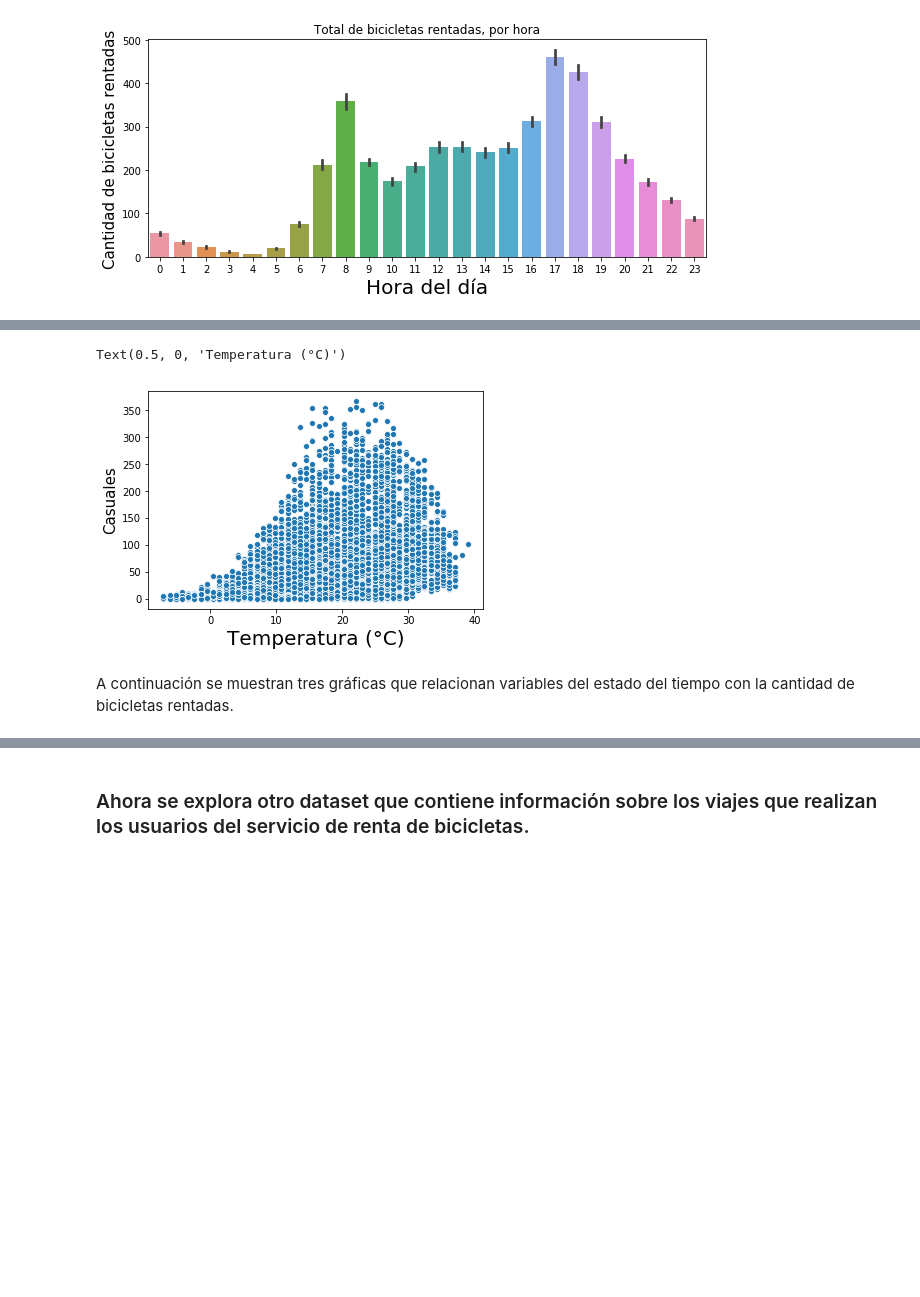
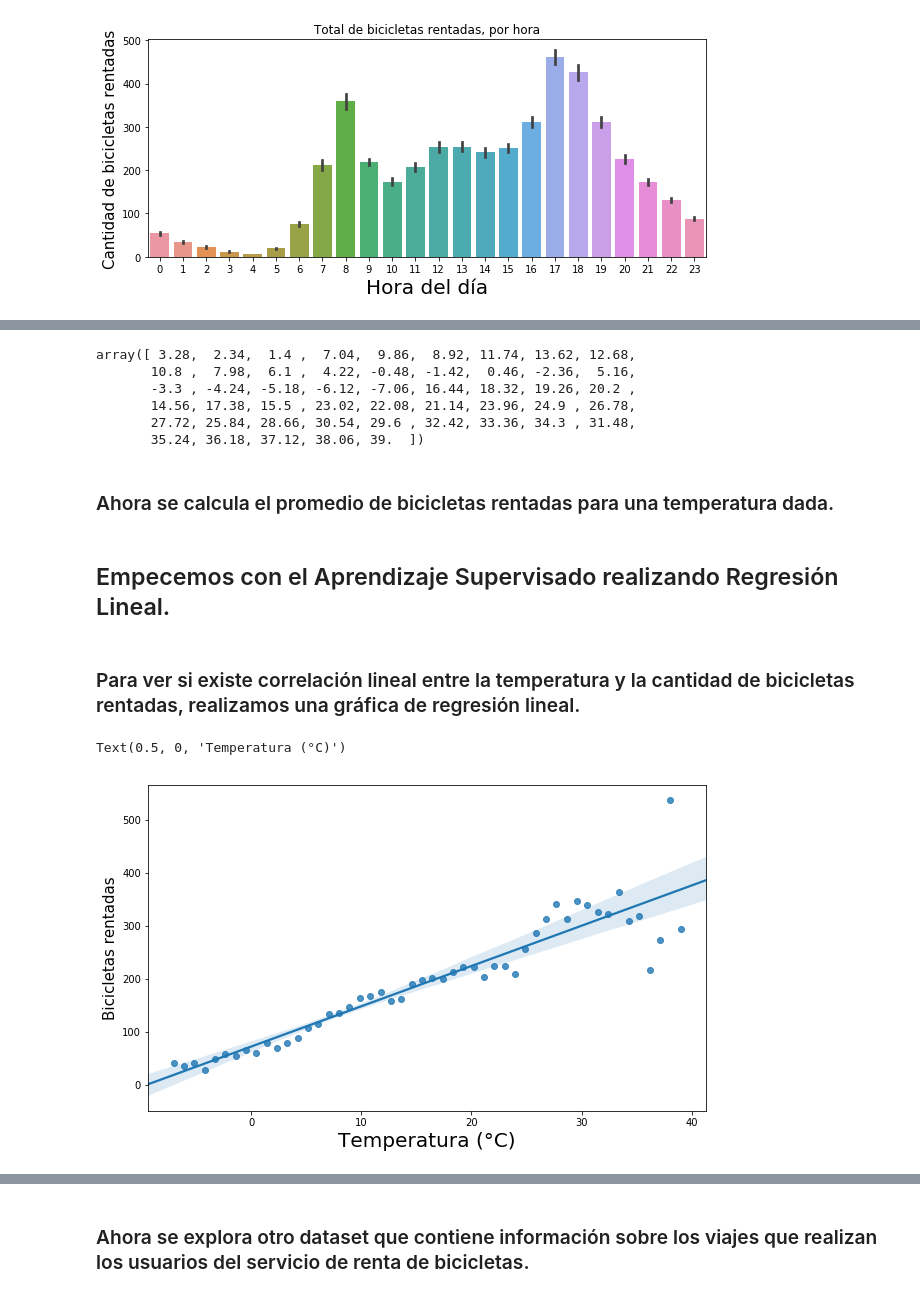
Before and after one commit to Miguelrom/LibretasML, a Jupyter notebook: Proyecto_1/Bike share dataset.ipynb, the cells around one changed output, grey strips where cells are left out. Cells and saved outputs as stored; diff of their text form; code cells hidden in the pictures; blank space fills up the shorter version.

Commit message:
Regresión lineal y clustering.

```diff
--- a/Proyecto_1/Bike share dataset.ipynb
+++ b/Proyecto_1/Bike share dataset.ipynb
@@ -215,9 +198,30 @@ bikes_hour_copy['windspeed'] = bikes_hour['windspeed'].apply(lambda t: 67*t)
+# %%
+unique_temp = bikes_hour_copy['temp'].unique()
+unique_temp
+# %% [output]
+array([ 3.28,  2.34,  1.4 ,  7.04,  9.86,  8.92, 11.74, 13.62, 12.68,
+       10.8 ,  7.98,  6.1 ,  4.22, -0.48, -1.42,  0.46, -2.36,  5.16,
+       -3.3 , -4.24, -5.18, -6.12, -7.06, 16.44, 18.32, 19.26, 20.2 ,
+       14.56, 17.38, 15.5 , 23.02, 22.08, 21.14, 23.96, 24.9 , 26.78,
+       27.72, 25.84, 28.66, 30.54, 29.6 , 32.42, 33.36, 34.3 , 31.48,
+       35.24, 36.18, 37.12, 38.06, 39.  ])
+# %% [markdown]
+### Ahora se calcula el promedio de bicicletas rentadas para una temperatura dada.
+# %%
+cnt_promedio = []
+for temp in unique_temp:
+    cnt_promedio.append( bikes_hour['cnt'][ bikes_hour_copy['temp'] == temp ].mean() )
+
+cnt_por_temp = pd.Series(cnt_promedio)
+# %% [markdown]
+## Empecemos con el Aprendizaje Supervisado realizando Regresión Lineal.
+# %% [markdown]
+### Para ver si existe correlación lineal entre la temperatura y la cantidad de bicicletas rentadas, realizamos una gráfica de regresión lineal.
 # %%
-sns.scatterplot(x=bikes_hour_copy['temp'], y=bikes_hour_copy['casual'], data=bikes_hour)
-plt.ylabel('Casuales', fontsize=15)
+plt.figure(figsize=(10,6))
+sns.regplot(x=unique_temp, y=cnt_por_temp)
+plt.ylabel('Bicicletas rentadas', fontsize=15)
 plt.xlabel('Temperatura (°C)', fontsize=20)
 # %% [output]
 Text(0.5, 0, 'Temperatura (°C)')
-[figure, old version]
+[figure, new version]
-# %% [markdown]
-A continuación se muestran tres gráficas que relacionan variables del estado del tiempo con la cantidad de bicicletas rentadas.
```
Also changed, not shown: parts of 39 cells of this notebook.
